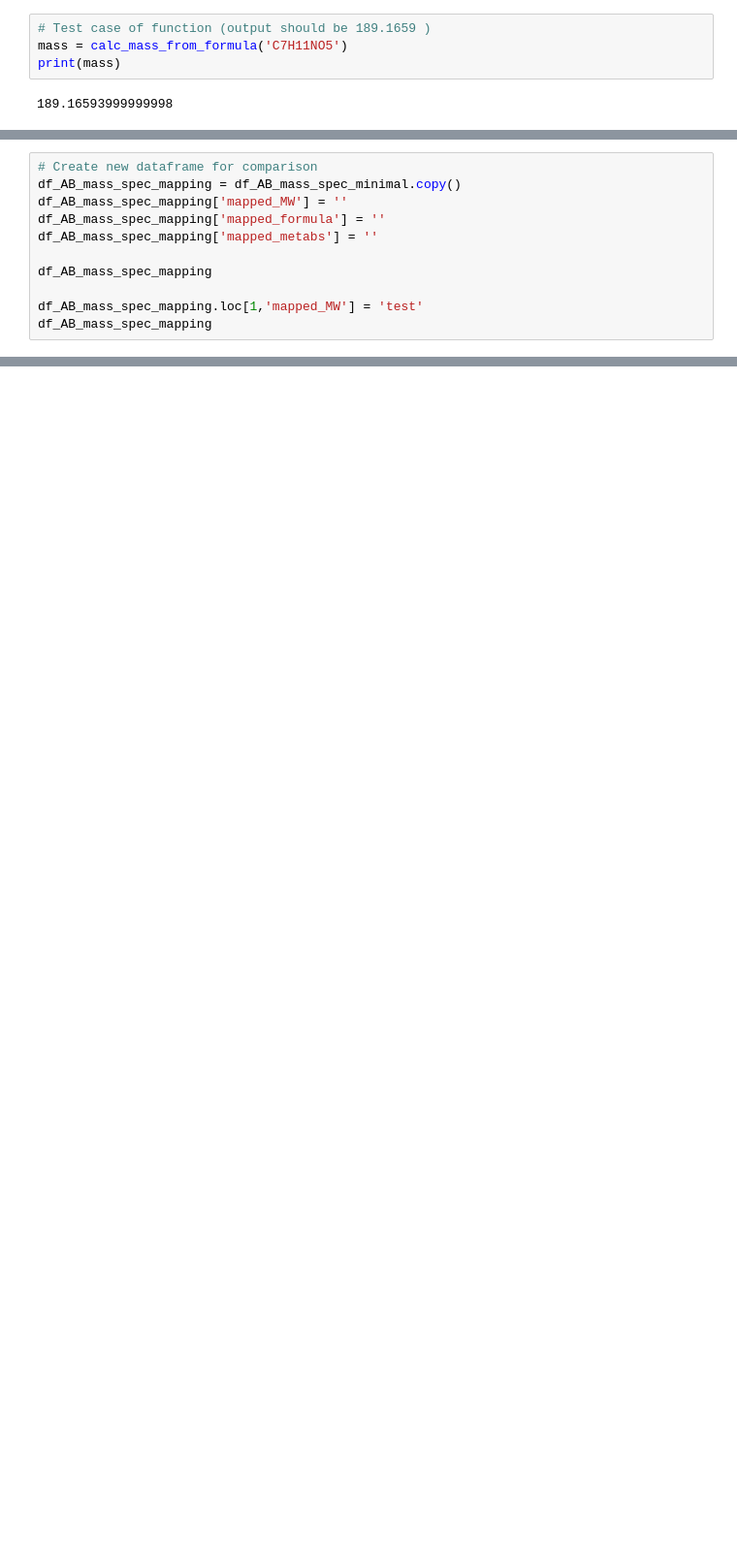
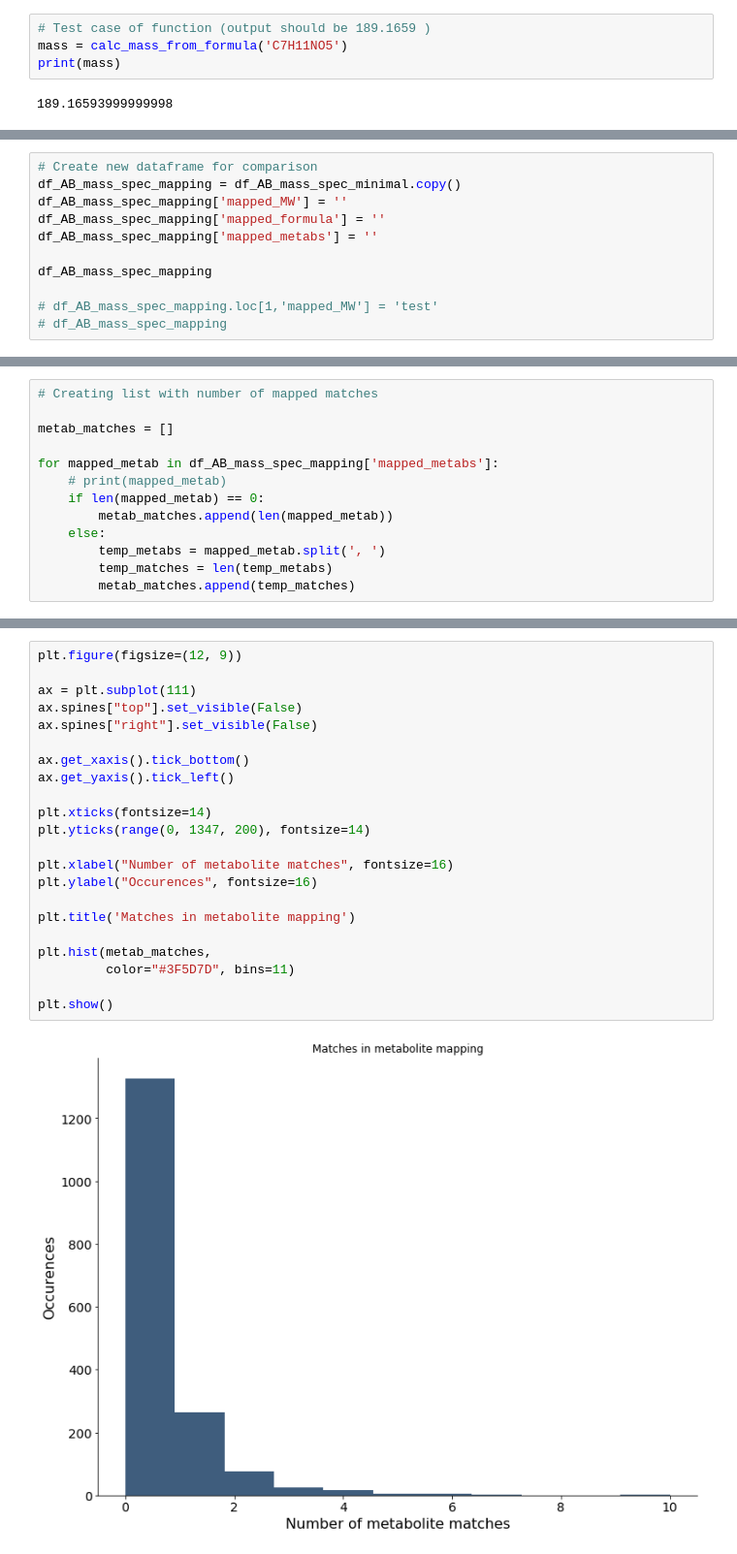
Before and after one commit to maalcantar/microbiome_metabolomics, a Jupyter notebook: Acinetobacter baumannii mass spec. mapping.ipynb, the cells around one changed output, grey strips where cells are left out. Shown at 97% size. Drawn from its saved outputs; the diff is of its cells as text; blank space fills up the shorter version.

```diff
--- a/Acinetobacter baumannii mass spec. mapping.ipynb
+++ b/Acinetobacter baumannii mass spec. mapping.ipynb
@@ -171,8 +148,8 @@ df_AB_mass_spec_mapping['mapped_metabs'] = ''
 
 df_AB_mass_spec_mapping
 
-df_AB_mass_spec_mapping.loc[1,'mapped_MW'] = 'test'
-df_AB_mass_spec_mapping
+# df_AB_mass_spec_mapping.loc[1,'mapped_MW'] = 'test'
+# df_AB_mass_spec_mapping
 # %% [output]
 |  | Mass | Formula | Putative metabolite | mapped_MW | mapped_formula | mapped_metabs |
 | 0 | 189.063754 | C7H11NO5 | N-Acetyl-L-glutamate |  |  |  |
@@ -267,0 +235,13 @@ df_AB_mass_spec_mapping
+# %%
+# Creating list with number of mapped matches
+
+metab_matches = []
+
+for mapped_metab in df_AB_mass_spec_mapping['mapped_metabs']:
+    # print(mapped_metab)
+    if len(mapped_metab) == 0:
+        metab_matches.append(len(mapped_metab))
+    else:
+        temp_metabs = mapped_metab.split(', ')
+        temp_matches = len(temp_metabs)
+        metab_matches.append(temp_matches)
@@ -267,0 +252,24 @@ df_AB_mass_spec_mapping
+# %%
+plt.figure(figsize=(12, 9))
+
+ax = plt.subplot(111)
+ax.spines["top"].set_visible(False)
+ax.spines["right"].set_visible(False)
+
+ax.get_xaxis().tick_bottom()
+ax.get_yaxis().tick_left()
+
+plt.xticks(fontsize=14)
+plt.yticks(range(0, 1347, 200), fontsize=14)
+
+plt.xlabel("Number of metabolite matches", fontsize=16)
+plt.ylabel("Occurences", fontsize=16)
+
+plt.title('Matches in metabolite mapping')
+
+plt.hist(metab_matches,
+         color="#3F5D7D", bins=11)
+
+plt.show()
+# %% [output]
+[figure, added]
```
Also changed, not shown: parts of 29 cells of this notebook.
